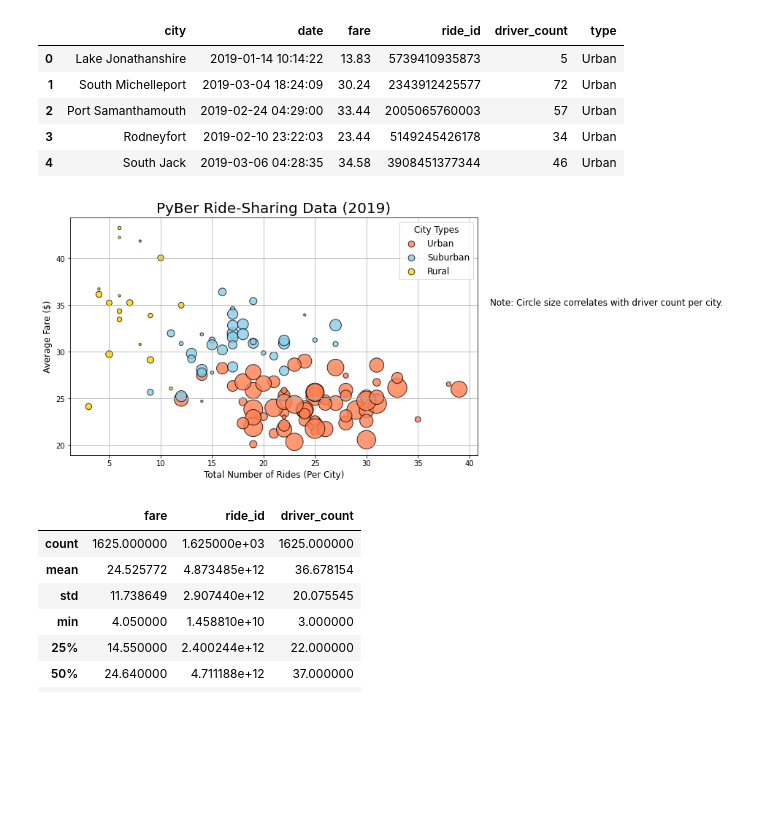
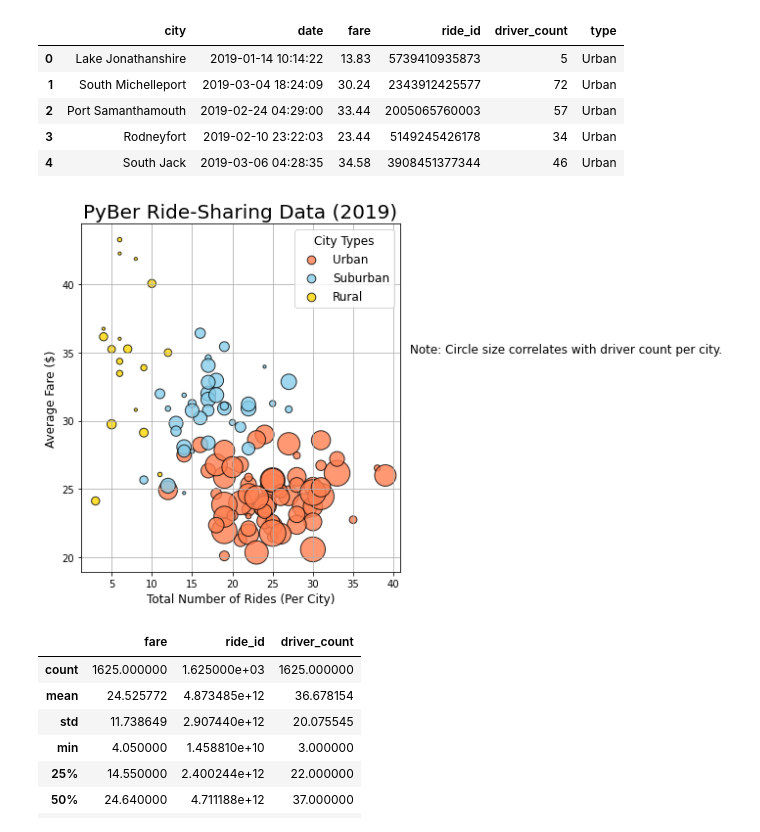
Before and after one commit to Kiehl012/PyBer_Analysis, a Jupyter notebook: Pyber.ipynb, the cells around one changed output. Saved outputs shown, nothing was run; the diff lists cells and outputs as text; code cells hidden in the pictures; blank space fills up the shorter version.

Commit message:
images updated

```diff
--- a/Pyber.ipynb
+++ b/Pyber.ipynb
@@ -128,35 +128,36 @@ plt.scatter(suburban_ride_count,
       suburban_fare_avg,
       s=10*suburban_driver_avg, c="skyblue",
       edgecolor="black", linewidths=1,
       alpha=0.8, label="Suburban")
 
 plt.scatter(rural_ride_count,
       rural_fare_avg,
       s=10*rural_driver_avg, c="gold",
       edgecolor="black", linewidths=1,
       alpha=0.8, label="Rural")
 
 # Incorporate the other graph properties
 plt.title("PyBer Ride-Sharing Data (2019)", fontsize=20)
 plt.ylabel("Average Fare ($)", fontsize=12)
 plt.xlabel("Total Number of Rides (Per City)", fontsize=12)
 plt.grid(True)
 
 # Add the legend.
 # Create a legend
 lgnd = plt.legend(fontsize="12", mode="Expanded",
          scatterpoints=1, loc="best", title="City Types")
 lgnd.legendHandles[0]._sizes = [75]
 lgnd.legendHandles[1]._sizes = [75]
 lgnd.legendHandles[2]._sizes = [75]
 lgnd.get_title().set_fontsize(12)
 # Incorporate a text label about circle size.
 plt.text(42, 35, "Note: Circle size correlates with driver count per city.", fontsize="12")
 # Show the plot
-plt.savefig("./analysis/Fig1.png")
+plt.tight_layout()
+plt.savefig("./analysis/Fig1.jpeg")
 plt.show()
 # %% [output]
-[figure, old version]
+[figure, new version]
 # %%
 # Get summary statistics.
 urban_cities_df.describe()
```
Also changed, not shown: parts of 2 cells of this notebook, 3 other files.
